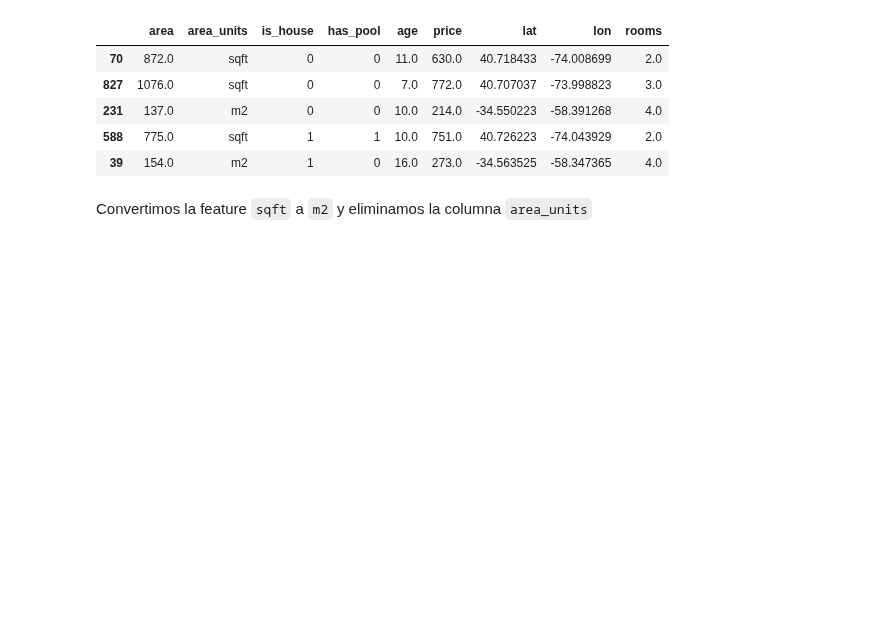
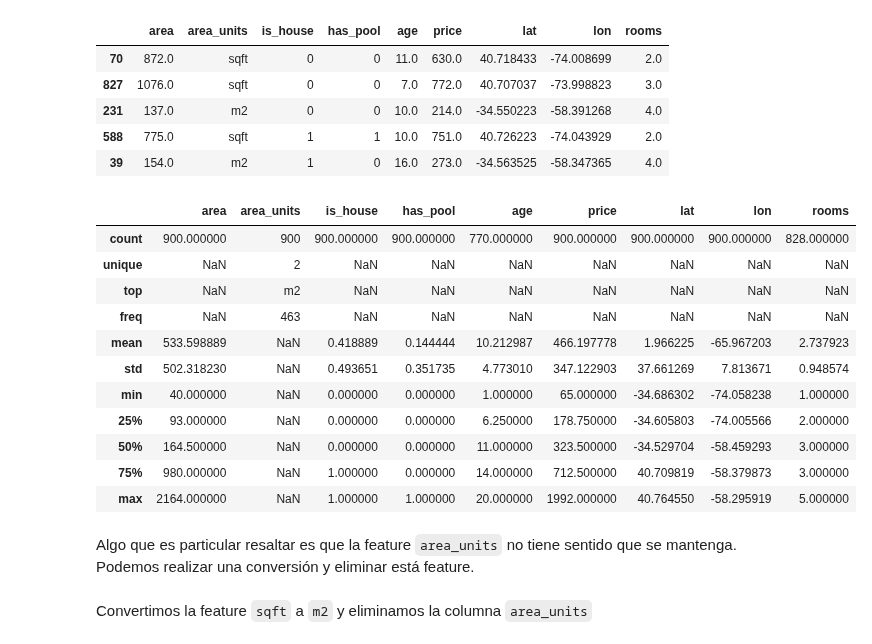
Before and after one commit to frizynn/tp1-machine-learning, a Jupyter notebook: src/Entrega_Tp1.ipynb, the cells around one changed output. Saved outputs shown, nothing was run; the diff lists cells and outputs as text; code cells hidden in the pictures; blank space fills up the shorter version.

````diff
--- a/src/Entrega_Tp1.ipynb
+++ b/src/Entrega_Tp1.ipynb
@@ -22,6 +17,24 @@ df.sample(5, random_state=42)
 | 231 | 137.0 | m2 | 0 | 0 | 10.0 | 214.0 | -34.550223 | -58.391268 | 4.0 |
 | 588 | 775.0 | sqft | 1 | 1 | 10.0 | 751.0 | 40.726223 | -74.043929 | 2.0 |
 | 39 | 154.0 | m2 | 1 | 0 | 16.0 | 273.0 | -34.563525 | -58.347365 | 4.0 |
+# %%
+
+df.describe(include='all')
+# %% [output]
+|  | area | area_units | is_house | has_pool | age | price | lat | lon | rooms |
+| count | 900.000000 | 900 | 900.000000 | 900.000000 | 770.000000 | 900.000000 | 900.000000 | 900.000000 | 828.000000 |
+| unique | NaN | 2 | NaN | NaN | NaN | NaN | NaN | NaN | NaN |
+| top | NaN | m2 | NaN | NaN | NaN | NaN | NaN | NaN | NaN |
+| freq | NaN | 463 | NaN | NaN | NaN | NaN | NaN | NaN | NaN |
+| mean | 533.598889 | NaN | 0.418889 | 0.144444 | 10.212987 | 466.197778 | 1.966225 | -65.967203 | 2.737923 |
+| std | 502.318230 | NaN | 0.493651 | 0.351735 | 4.773010 | 347.122903 | 37.661269 | 7.813671 | 0.948574 |
+| min | 40.000000 | NaN | 0.000000 | 0.000000 | 1.000000 | 65.000000 | -34.686302 | -74.058238 | 1.000000 |
+| 25% | 93.000000 | NaN | 0.000000 | 0.000000 | 6.250000 | 178.750000 | -34.605803 | -74.005566 | 2.000000 |
+| 50% | 164.500000 | NaN | 0.000000 | 0.000000 | 11.000000 | 323.500000 | -34.529704 | -58.459293 | 3.000000 |
+| 75% | 980.000000 | NaN | 1.000000 | 0.000000 | 14.000000 | 712.500000 | 40.709819 | -58.379873 | 3.000000 |
+| max | 2164.000000 | NaN | 1.000000 | 1.000000 | 20.000000 | 1992.000000 | 40.764550 | -58.295919 | 5.000000 |
+# %% [markdown]
+Algo que es particular resaltar es que la feature ```area_units``` no tiene sentido que se mantenga. Podemos realizar una conversión y eliminar está feature.
 # %% [markdown]
 Convertimos la feature ```sqft``` a ```m2``` y eliminamos la columna ```area_units```
 # %%
````
Also changed, not shown: parts of 26 cells of this notebook, 1 other file.
